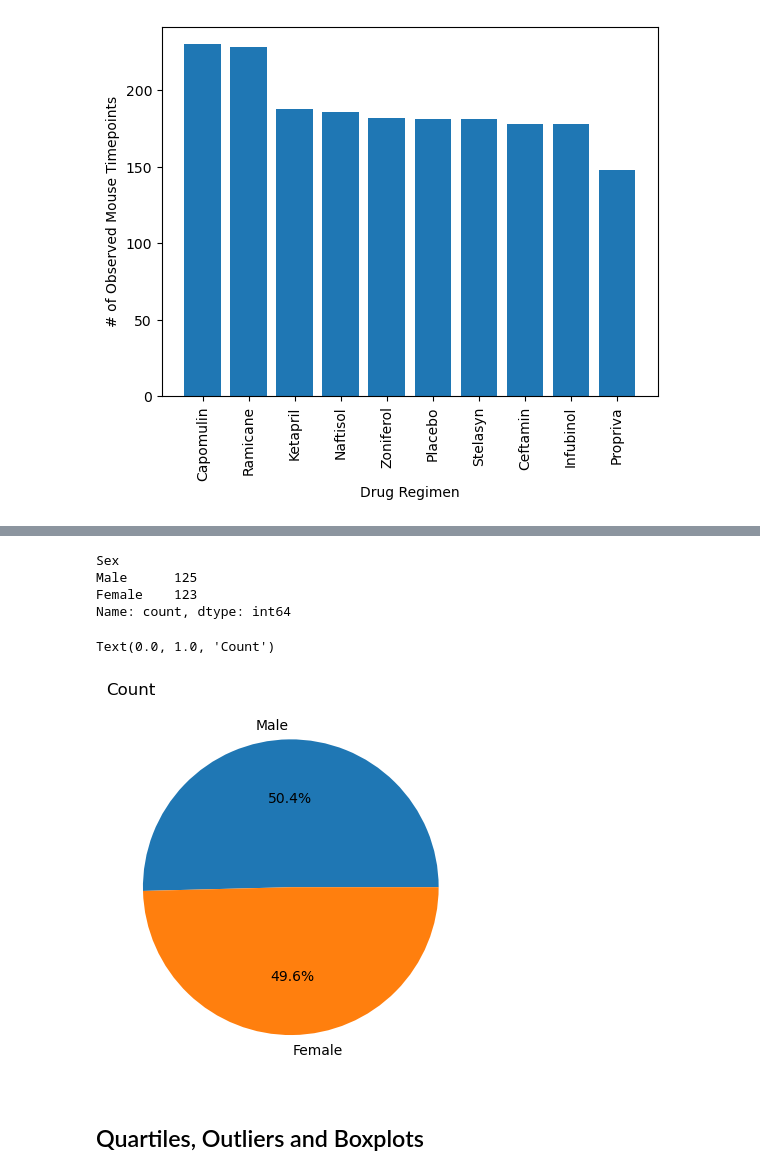
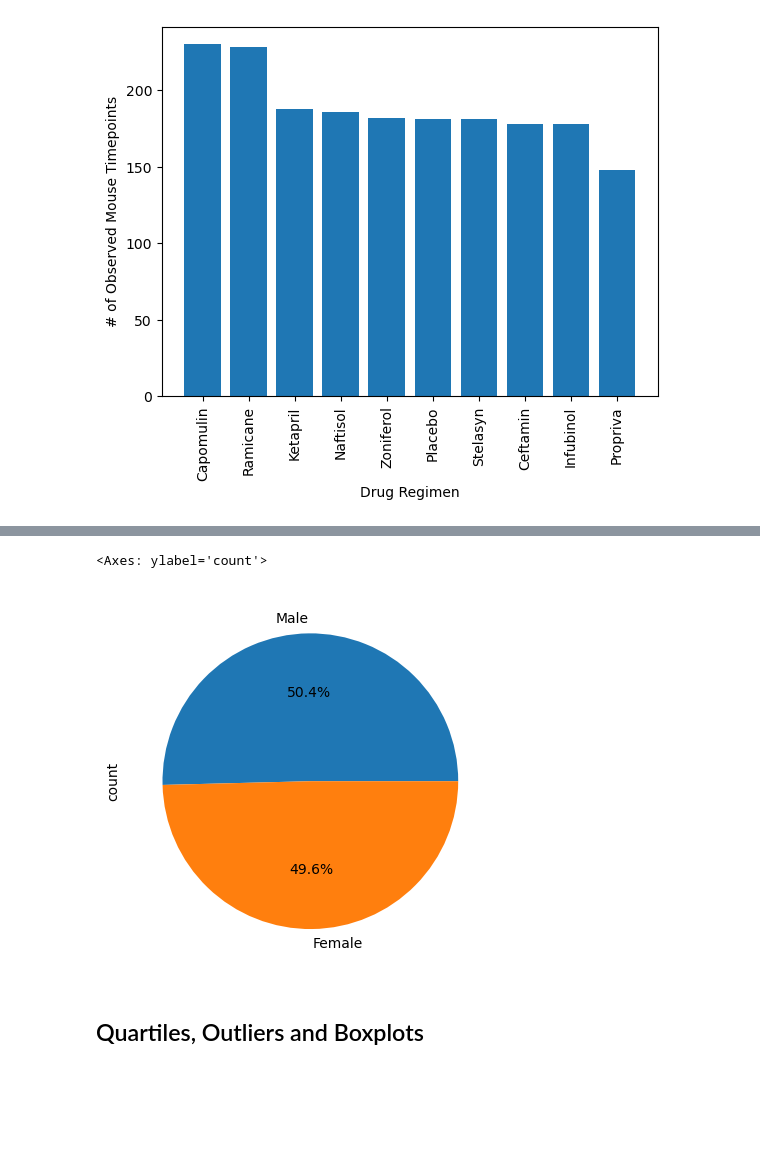
Before and after one commit to nazimben25/matplotlib-challenge, a Jupyter notebook: challeng5mywork.ipynb, the cells around one changed output, grey strips where cells are left out. Cells and saved outputs as stored; diff of their text form; code cells hidden in the pictures; blank space fills up the shorter version.

```diff
--- a/challeng5mywork.ipynb
+++ b/challeng5mywork.ipynb
@@ -194,0 +236,9 @@ Text(0, 0.5, '# of Observed Mouse Timepoints')
+# %%
+## Make the pie chart
+## USING PYPLOT
+
+
+labels = data_gender.index
+plt.pie(data_gender, labels=labels, autopct="%1.1f%%")
+
+plt.title('Count', loc='left')
@@ -195,25 +248,11 @@ Text(0, 0.5, '# of Observed Mouse Timepoints')
 # %%
 # Generate a pie chart, using pyplot, showing the distribution of unique female versus male mice used in the study
+## USING PANDA
 
-## Get the unique mice with their gender uning DROPDUPLICATES on the DF
-
-mice_gender = clean_df[['Mouse ID','Sex']].drop_duplicates()
-data_pie = mice_gender['Sex'].value_counts()
-data_pie
+data_gender.plot(kind="pie",labels=labels, autopct="%1.1f%%")
 # %% [output]
-Sex
-Male      125
-Female    123
-Name: count, dtype: int64
+<Axes: ylabel='count'>
+[figure, added]
-# %%
-## Make the pie chart
-labels = data_pie.index
-plt.pie(data_pie, labels=labels, autopct="%1.1f%%")
-
-plt.title('Count', loc='left')
-# %% [output]
-Text(0.0, 1.0, 'Count')
-[figure, removed]
 # %% [markdown]
 ## Quartiles, Outliers and Boxplots
 # %%
```
Also changed, not shown: parts of 6 cells of this notebook.
